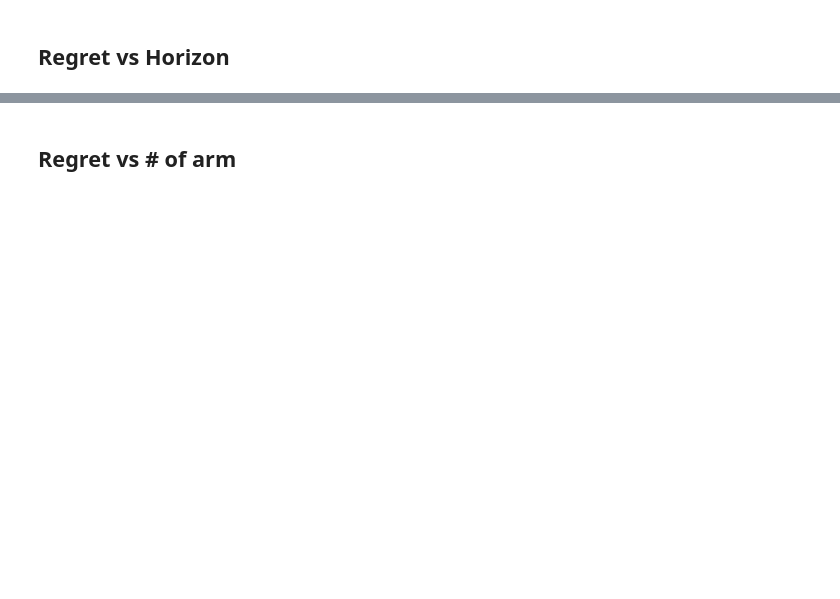
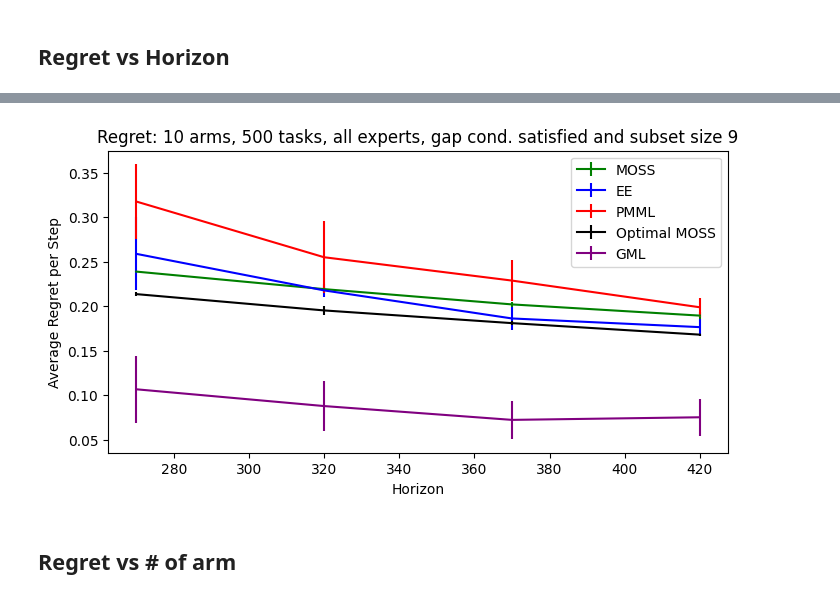
Before and after one commit to duongnhatthang/meta-bandit, a Jupyter notebook: main.ipynb, the cells around one changed output, grey strips where cells are left out. Cells and saved outputs as stored; diff of their text form; code cells hidden in the pictures; blank space fills up the shorter version.

```diff
--- a/main.ipynb
+++ b/main.ipynb
@@ -63,11 +241,12 @@ pass
 # %%
-# # Plot from loaded cache file
-# X_h = np.arange(50, 310, 50)
-# n_experts=10
-# regret_dict_h = pickle.load(open("results/horizon.p", "rb"))
-# title = f'Regret: {N_ARMS} arms, {N_TASKS} tasks, {n_experts} experts, gap cond. satisfied and subset size {OPT_SIZE}'
-# xlabel, ylabel = 'Horizon', 'Average Regret per Step'
-# utils.plot(X_h, regret_dict_h, title, xlabel, ylabel, kwargs['plot_var'])
+# Plot from loaded cache file
+X_h = np.arange(270, 430, 50)
+regret_dict_h = pickle.load(open("results/horizon.p", "rb"))
+title = f'Regret: {N_ARMS} arms, {N_TASKS} tasks, all experts, gap cond. satisfied and subset size {OPT_SIZE}'
+xlabel, ylabel = 'Horizon', 'Average Regret per Step'
+utils.plot(X_h, regret_dict_h, title, xlabel, ylabel, **kwargs)
+# %% [output]
+[figure, added]
 # %% [markdown]
 ## Regret vs # of arm
 # %%
```
Also changed, not shown: parts of 8 cells of this notebook, 4 other files.
